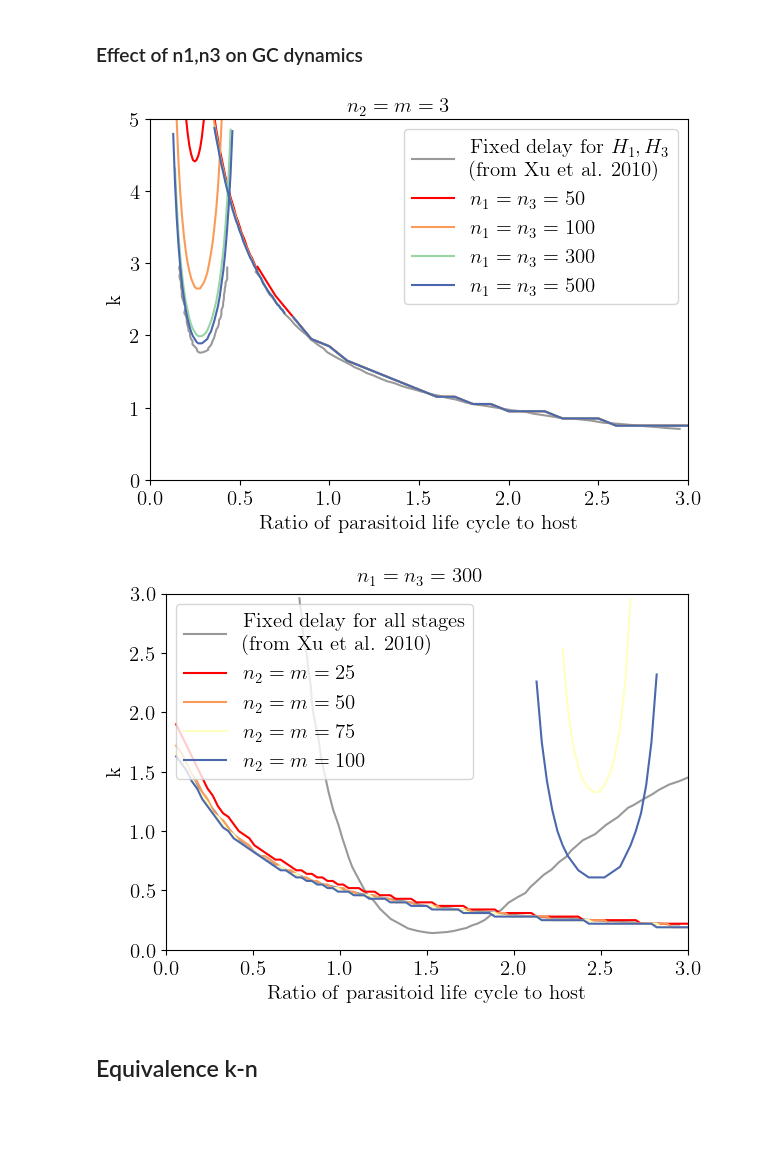
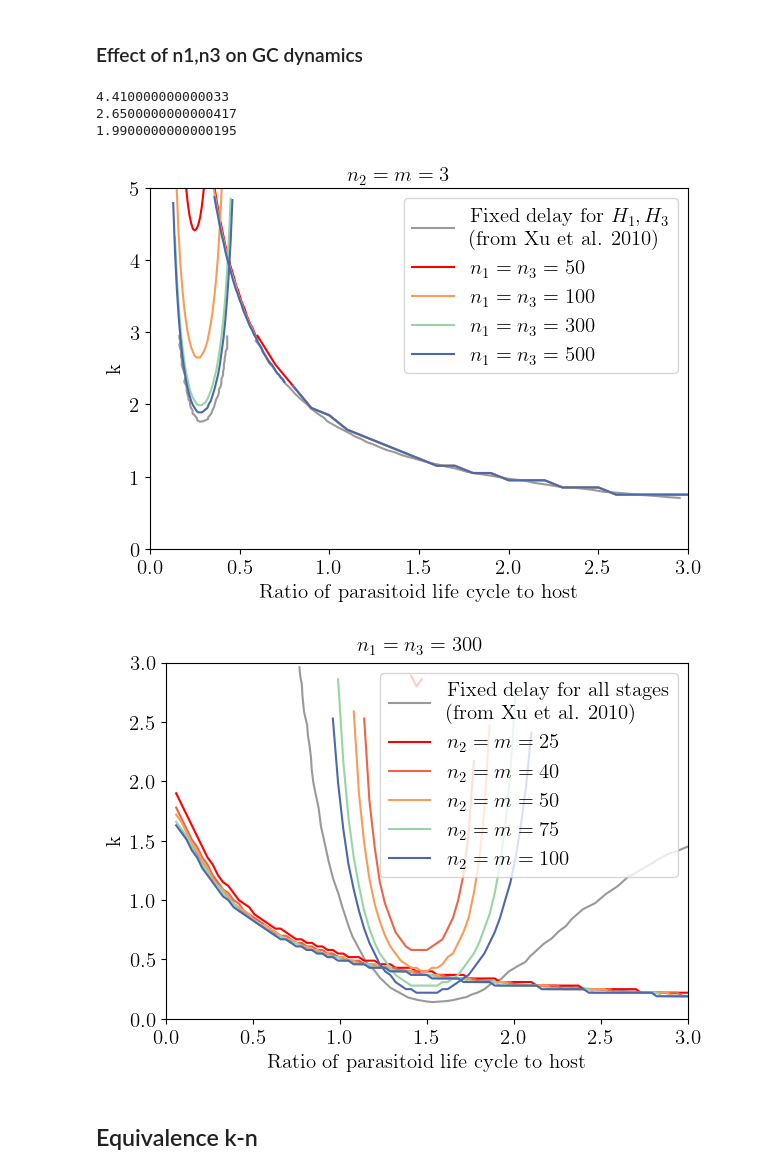
Before and after one commit to mdri00/Internship_2025_LCT, a Jupyter notebook: model_host_parasitoid/notebooks/Mathematica_data_analysis.ipynb, the cells around one changed output. Drawn from its saved outputs; the diff is of its cells as text; code cells hidden in the pictures; blank space fills up the shorter version.

```diff
--- a/model_host_parasitoid/notebooks/Mathematica_data_analysis.ipynb
+++ b/model_host_parasitoid/notebooks/Mathematica_data_analysis.ipynb
@@ -311,3 +313,6 @@ plt.show()
 plt.close()
 # %% [output]
 [figure]
+# %%
+i=11
+i%5
@@ -899,6 +1037,7 @@ colors[0] = "red"
 t_vals, k_vals, GridVPs = extractVPs_Godfray(path = path_folder1a / csv_file_data, nb_of_VP = int(2))
 k_roots0 = find_k_roots(t_vals, k_vals, GridVPs, 0)
 k_roots1 = find_k_roots(t_vals, k_vals, GridVPs, 1)
+print(np.nanmin(k_roots1), )
 plt.plot(t_vals, k_roots0, color = colors[0])
 plt.plot(t_vals, k_roots1, color = colors[0])
 
@@ -913,6 +1052,7 @@ plt.plot(t_vals, k_roots1, color = colors[0])
 t_vals, k_vals, GridVPs = extractVPs_Godfray(path = path_folder2a / csv_file_data, nb_of_VP = int(2))
 k_roots0 = find_k_roots(t_vals, k_vals, GridVPs, 0)
 k_roots1 = find_k_roots(t_vals, k_vals, GridVPs, 1)
+print(np.nanmin(k_roots1))
 plt.plot(t_vals, k_roots0, color = colors[5])
 plt.plot(t_vals, k_roots1, color = colors[5])
 
@@ -928,6 +1068,7 @@ plt.plot(t_vals, k_roots1, color = colors[5])
 t_vals, k_vals, GridVPs = extractVPs_Godfray(path = path_folder3a / csv_file_data, nb_of_VP = int(2))
 k_roots0 = find_k_roots(t_vals, k_vals, GridVPs, 0)
 k_roots1 = find_k_roots(t_vals, k_vals, GridVPs, 1)
+print(np.nanmin(k_roots1))
 plt.plot(t_vals, k_roots0, color = colors[15])
 plt.plot(t_vals, k_roots1, color = colors[15])
 
@@ -964,12 +1105,17 @@ plt.savefig(FIG_DIR / "Godfray_effect-of-n1n3.pdf")
 plt.show()
 plt.close()
 # %% [output]
+4.410000000000033
+2.6500000000000417
+1.9900000000000195
 [figure]
 # %%
 path_folder1 = rawDATA_DIR / "Godfray_VP_n1_300_n2_25_n3_300_m_25_other_Xu_parameters"
 path_folder2 = rawDATA_DIR / "Godfray_VP_n1_300_n2_50_n3_300_m_50_other_Xu_parameters"
 path_folder3 = rawDATA_DIR / "Godfray_VP_n1_300_n2_75_n3_300_m_75_other_Xu_parameters"
 path_folder4 = rawDATA_DIR / "Godfray_VP_n1_300_n2_100_n3_300_m_100_other_Xu_parameters"
+path_folder5 = rawDATA_DIR / "Godfray_VP_n1_300_n2_40_n3_300_m_40_other_Xu_parameters"
+
 
 csv_file_data = "data.csv"
 
@@ -1005,47 +1151,54 @@ colors[0] = "red"
 # colors.insert(0,"red")
 
 # n2,m = 25
-t_vals, k_vals, GridVPs = extractVPs_Godfray(path = path_folder1 / csv_file_data, nb_of_VP = int(2))
+t_vals, k_vals, GridVPs = extractVPs_Godfray(path = path_folder1 / csv_file_data, nb_of_VP = int(4))
 k_roots0 = find_k_roots(t_vals, k_vals, GridVPs, 0)
-k_roots1 = find_k_roots(t_vals, k_vals, GridVPs, 1)
+k_roots1 = find_k_roots(t_vals, k_vals, GridVPs, 2)
 plt.plot(t_vals, k_roots0, color = colors[0])
 plt.plot(t_vals, k_roots1, color = colors[0], label=r"$n_2=m=25$")
 
+# n2,m = 40
+t_vals, k_vals, GridVPs = extractVPs_Godfray(path = path_folder5 / csv_file_data, nb_of_VP = int(4))
+k_roots0 = find_k_roots(t_vals, k_vals, GridVPs, 0)
+k_roots1 = find_k_roots(t_vals, k_vals, GridVPs, 2)
+plt.plot(t_vals, k_roots0, color = colors[3])
+plt.plot(t_vals, k_roots1, color = colors[3], label=r"$n_2=m=40$")
+
 # n2,m = 50
-t_vals, k_vals, GridVPs = extractVPs_Godfray(path = path_folder2 / csv_file_data, nb_of_VP = int(2))
+t_vals, k_vals, GridVPs = extractVPs_Godfray(path = path_folder2 / csv_file_data, nb_of_VP = int(4))
 k_roots0 = find_k_roots(t_vals, k_vals, GridVPs, 0)
-k_roots1 = find_k_roots(t_vals, k_vals, GridVPs, 1)
+k_roots1 = find_k_roots(t_vals, k_vals, GridVPs, 2)
 plt.plot(t_vals, k_roots0, color = colors[5])
 plt.plot(t_vals, k_roots1, color = colors[5], label=r"$n_2=m=50$")
 
 # n2,m = 75
-t_vals, k_vals, GridVPs = extractVPs_Godfray(path = path_folder3 / csv_file_data, nb_of_VP = int(2))
+t_vals, k_vals, GridVPs = extractVPs_Godfray(path = path_folder3 / csv_file_data, nb_of_VP = int(4))
 k_roots0 = find_k_roots(t_vals, k_vals, GridVPs, 0)
-k_roots1 = find_k_roots(t_vals, k_vals, GridVPs, 1)
-plt.plot(t_vals, k_roots0, color = colors[10])
-plt.plot(t_vals, k_roots1, color = colors[10], label=r"$n_2=m=75$")
+k_roots1 = find_k_roots(t_vals, k_vals, GridVPs, 2)
+plt.plot(t_vals, k_roots0, color = colors[15])
+plt.plot(t_vals, k_roots1, color = colors[15], label=r"$n_2=m=75$")
 
 # n2,m = 100
-t_vals, k_vals, GridVPs = extractVPs_Godfray(path = path_folder4 / csv_file_data, nb_of_VP = int(2))
+t_vals, k_vals, GridVPs = extractVPs_Godfray(path = path_folder4 / csv_file_data, nb_of_VP = int(4))
 k_roots0 = find_k_roots(t_vals, k_vals, GridVPs, 0)
-k_roots1 = find_k_roots(t_vals, k_vals, GridVPs, 1)
+k_roots1 = find_k_roots(t_vals, k_vals, GridVPs, 2)
 plt.plot(t_vals, k_roots0, color = colors[20])
 plt.plot(t_vals, k_roots1, color = colors[20], label=r"$n_2=m=100$")
 
 plt.text(1.1,3.1, r"$n_1 = n_3 = 300$")
 
 
-plt.legend(loc = 'upper left')
+plt.legend(loc = 'upper right')
 plt.xlabel("Ratio of parasitoid life cycle to host")
 plt.ylabel("k")
 plt.xlim(0,3)
 plt.ylim(0,3)
 plt.tight_layout()
 plt.savefig(FIG_DIR / "Godfray_effect-of-n2m.pdf")
 plt.show()
 plt.close()
 # %% [output]
-[figure, old version]
+[figure, new version]
 # %%
 # def find_k_roots(t_values, k_values, GridVPs, index_VP): # index_VP : ith VP
 #     k_roots = np.zeros(t_values.shape[0])
```
Also changed, not shown: parts of 7 cells of this notebook, 17 other files.
